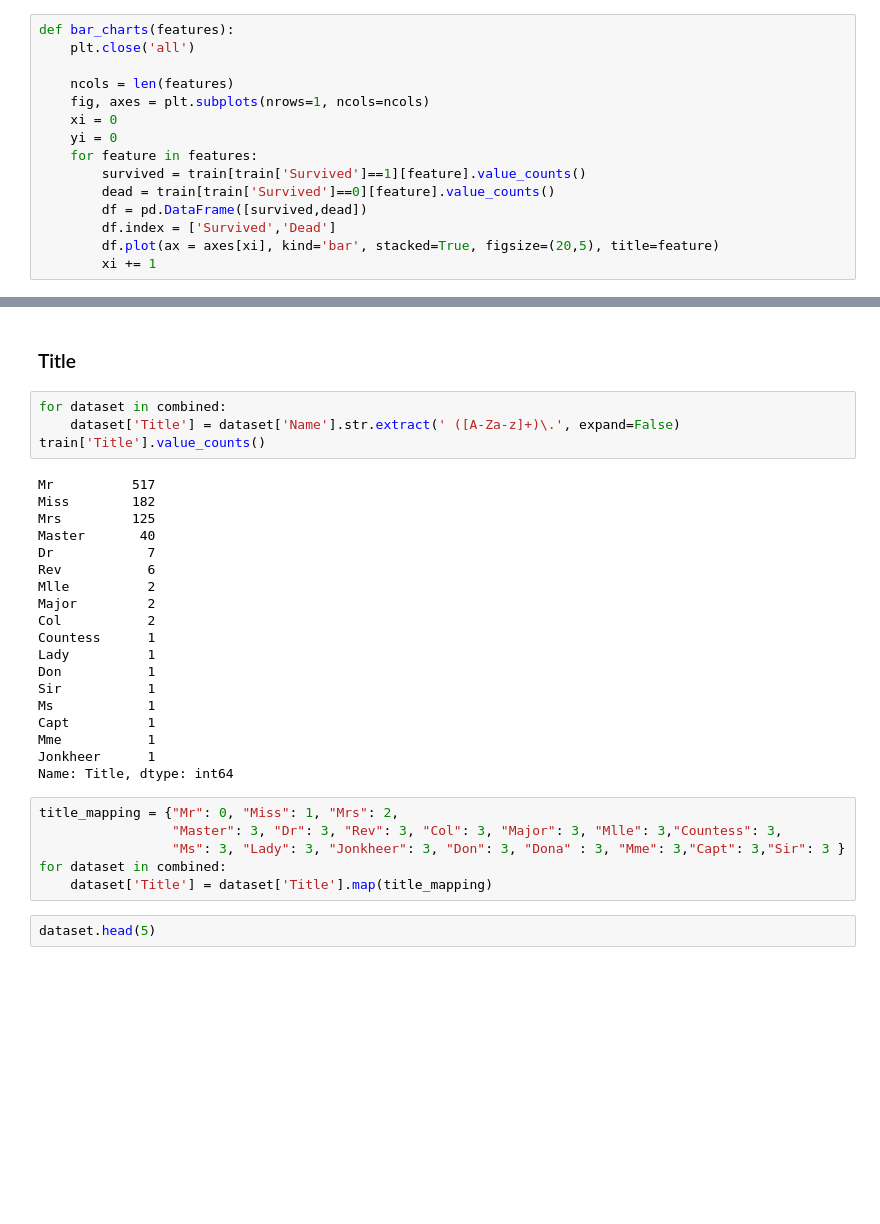
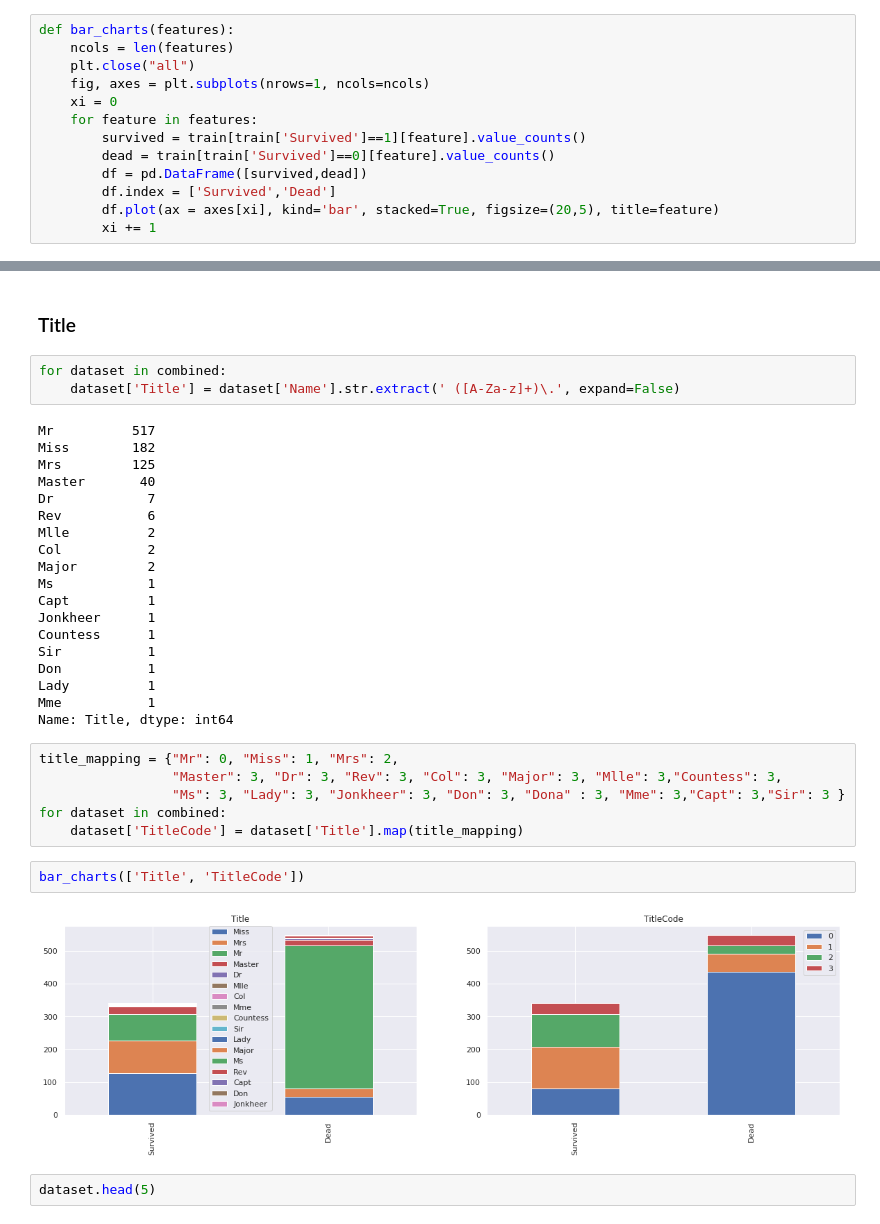
Before and after one commit to wcrbrm/notebooks-scikit, a Jupyter notebook: titanic/TitanicSurvivals.ipynb, the cells around one changed output, grey strips where cells are left out. Saved outputs shown, nothing was run; the diff lists cells and outputs as text; blank space fills up the shorter version.

```diff
--- a/titanic/TitanicSurvivals.ipynb
+++ b/titanic/TitanicSurvivals.ipynb
@@ -67,11 +98,9 @@ sns.set() # setting seaborn default for plots
 # %%
 def bar_charts(features):
-    plt.close('all')
-
     ncols = len(features)
+    plt.close("all")
     fig, axes = plt.subplots(nrows=1, ncols=ncols)
     xi = 0
-    yi = 0
     for feature in features:
         survived = train[train['Survived']==1][feature].value_counts()
         dead = train[train['Survived']==0][feature].value_counts()
@@ -90,7 +119,6 @@ bar_charts(['Sex', 'Pclass', 'Parch', 'Embarked'])
 # %%
 for dataset in combined:
     dataset['Title'] = dataset['Name'].str.extract(' ([A-Za-z]+)\.', expand=False)
-train['Title'].value_counts()
 # %% [output]
 Mr          517
 Miss        182
@@ -99,23 +127,27 @@ Master       40
 Dr            7
 Rev           6
 Mlle          2
+Col           2
 Major         2
-Col           2
-Countess      1
-Lady          1
-Don           1
-Sir           1
 Ms            1
 Capt          1
+Jonkheer      1
+Countess      1
+Sir           1
+Don           1
+Lady          1
 Mme           1
-Jonkheer      1
 Name: Title, dtype: int64
 # %%
 title_mapping = {"Mr": 0, "Miss": 1, "Mrs": 2,
                  "Master": 3, "Dr": 3, "Rev": 3, "Col": 3, "Major": 3, "Mlle": 3,"Countess": 3,
                  "Ms": 3, "Lady": 3, "Jonkheer": 3, "Don": 3, "Dona" : 3, "Mme": 3,"Capt": 3,"Sir": 3 }
 for dataset in combined:
-    dataset['Title'] = dataset['Title'].map(title_mapping)
+    dataset['TitleCode'] = dataset['Title'].map(title_mapping)
+# %%
+bar_charts(['Title', 'TitleCode'])
+# %% [output]
+[figure, added]
 # %%
 dataset.head(5)
 # %% [output]
```
Also changed, not shown: parts of 15 cells of this notebook.
